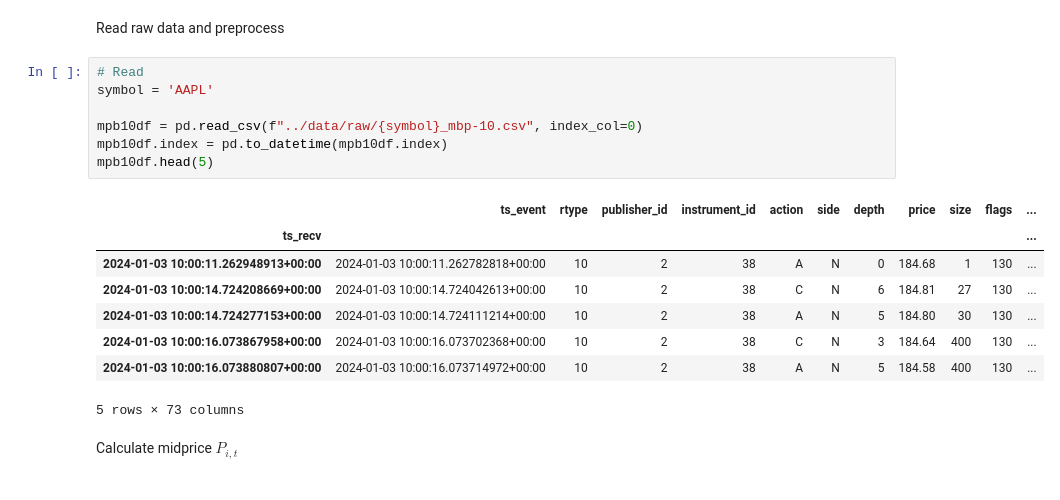
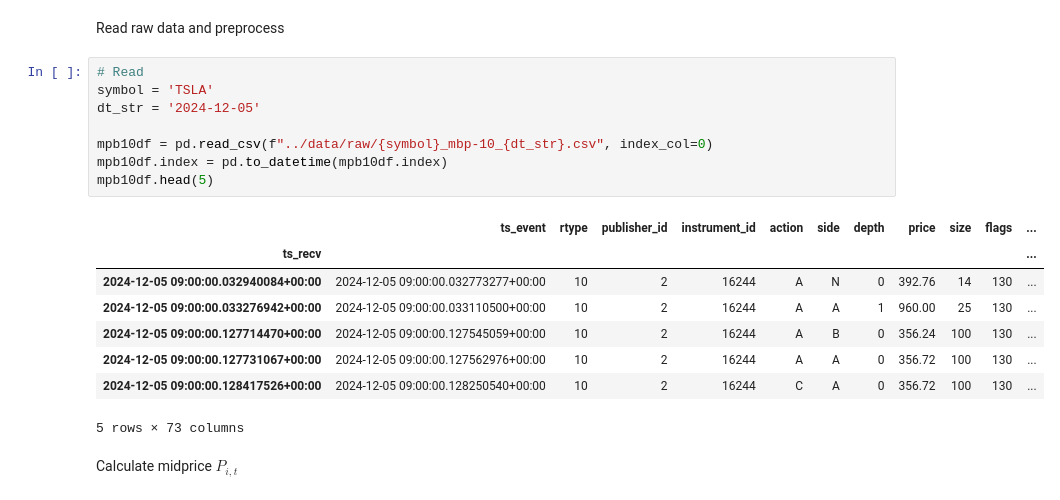
Before and after one commit to the-salty-austin/2025-winter-learn, a Jupyter notebook: project/notebooks/arXiv-2112-13213.ipynb, the cells around one changed output. Cells and saved outputs as stored; diff of their text form.

```diff
--- a/project/notebooks/arXiv-2112-13213.ipynb
+++ b/project/notebooks/arXiv-2112-13213.ipynb
@@ -34,19 +75,20 @@ for symbol in ["AAPL","AMGB","TSLA","JPM","XOM"]:
 Read raw data and preprocess
 # %%
 # Read
-symbol = 'AAPL'
+symbol = 'TSLA'
+dt_str = '2024-12-05'
 
-mpb10df = pd.read_csv(f"../data/raw/{symbol}_mbp-10.csv", index_col=0)
+mpb10df = pd.read_csv(f"../data/raw/{symbol}_mbp-10_{dt_str}.csv", index_col=0)
 mpb10df.index = pd.to_datetime(mpb10df.index)
 mpb10df.head(5)
 # %% [output]
 |  | ts_event | rtype | publisher_id | instrument_id | action | side | depth | price | size | flags | ... |
 | ts_recv |  |  |  |  |  |  |  |  |  |  | ... |
-| 2024-01-03 10:00:11.262948913+00:00 | 2024-01-03 10:00:11.262782818+00:00 | 10 | 2 | 38 | A | N | 0 | 184.68 | 1 | 130 | ... |
-| 2024-01-03 10:00:14.724208669+00:00 | 2024-01-03 10:00:14.724042613+00:00 | 10 | 2 | 38 | C | N | 6 | 184.81 | 27 | 130 | ... |
-| 2024-01-03 10:00:14.724277153+00:00 | 2024-01-03 10:00:14.724111214+00:00 | 10 | 2 | 38 | A | N | 5 | 184.80 | 30 | 130 | ... |
-| 2024-01-03 10:00:16.073867958+00:00 | 2024-01-03 10:00:16.073702368+00:00 | 10 | 2 | 38 | C | N | 3 | 184.64 | 400 | 130 | ... |
-| 2024-01-03 10:00:16.073880807+00:00 | 2024-01-03 10:00:16.073714972+00:00 | 10 | 2 | 38 | A | N | 5 | 184.58 | 400 | 130 | ... |
+| 2024-12-05 09:00:00.032940084+00:00 | 2024-12-05 09:00:00.032773277+00:00 | 10 | 2 | 16244 | A | N | 0 | 392.76 | 14 | 130 | ... |
+| 2024-12-05 09:00:00.033276942+00:00 | 2024-12-05 09:00:00.033110500+00:00 | 10 | 2 | 16244 | A | A | 1 | 960.00 | 25 | 130 | ... |
+| 2024-12-05 09:00:00.127714470+00:00 | 2024-12-05 09:00:00.127545059+00:00 | 10 | 2 | 16244 | A | B | 0 | 356.24 | 100 | 130 | ... |
+| 2024-12-05 09:00:00.127731067+00:00 | 2024-12-05 09:00:00.127562976+00:00 | 10 | 2 | 16244 | A | A | 0 | 356.72 | 100 | 130 | ... |
+| 2024-12-05 09:00:00.128417526+00:00 | 2024-12-05 09:00:00.128250540+00:00 | 10 | 2 | 16244 | C | A | 0 | 356.72 | 100 | 130 | ... |
 5 rows × 73 columns
 # %% [markdown]
 Calculate midprice $ P_{i,t} $
```
Also changed, not shown: parts of 40 cells of this notebook.
